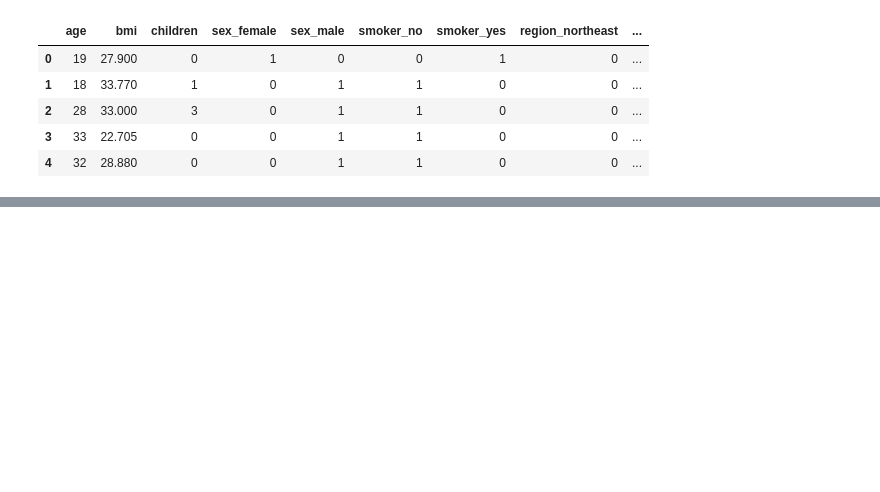
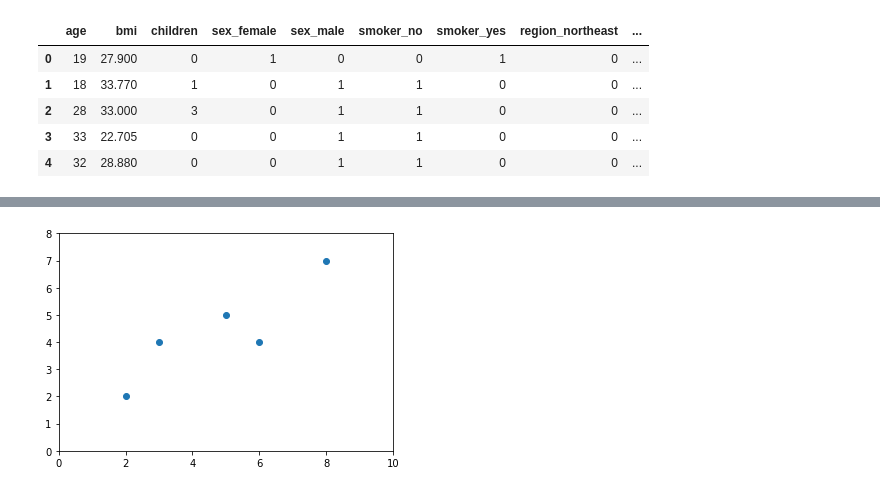
Before and after one commit to lavima/itf31519-practical-machine-learning, a Jupyter notebook: itf31519-regression-analysis.ipynb, the cells around one changed output, grey strips where cells are left out. Cells and saved outputs as stored; diff of their text form; code cells hidden in the pictures; blank space fills up the shorter version.

```diff
--- a/itf31519-regression-analysis.ipynb
+++ b/itf31519-regression-analysis.ipynb
@@ -138,0 +169,12 @@ encoded_features.head()
+# %%
+xs = [2,3,5,6,8]
+ys = [2,4,5,4,7]
+
+fig = plt.figure()
+plt.ylim([0,8])
+plt.xlim([0,10])
+plt.scatter(xs,ys)
+plt.savefig('cart1.png')
+plt.show()
+# %% [output]
+[figure, added]
```
Also changed, not shown: parts of 16 cells of this notebook.
